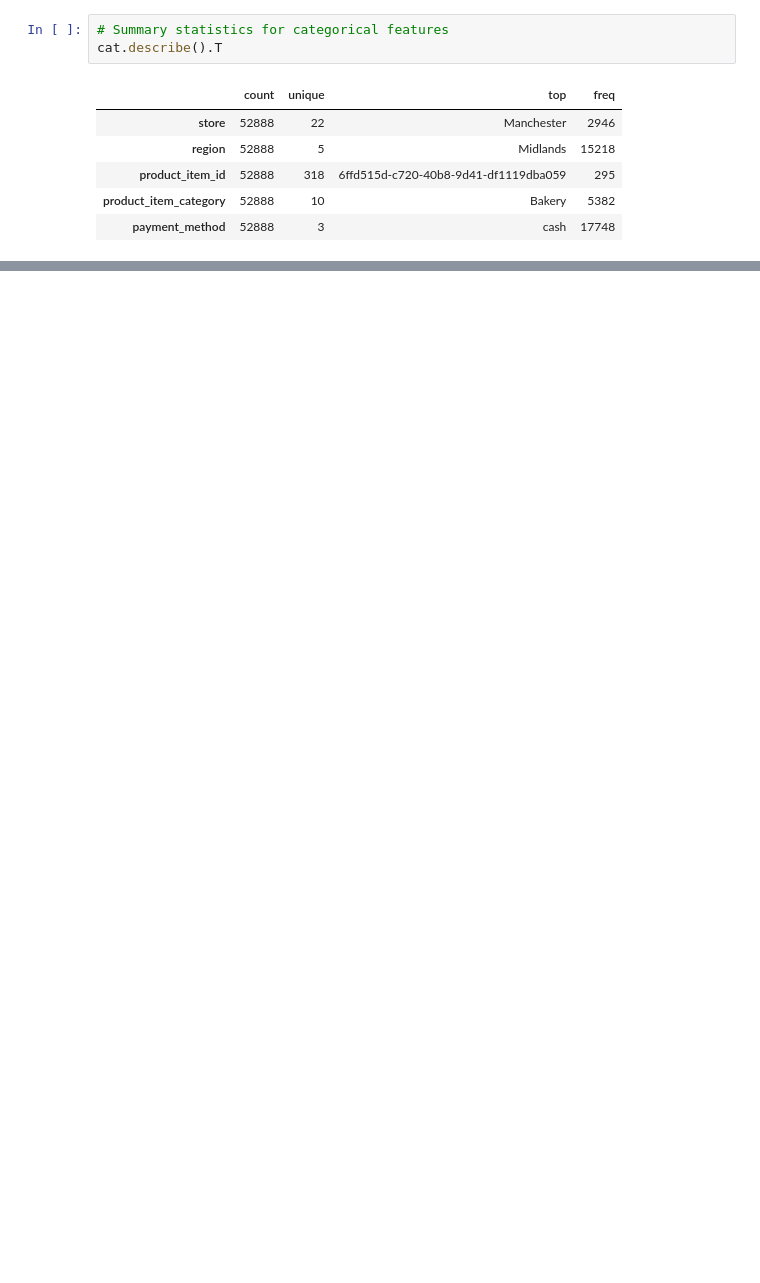
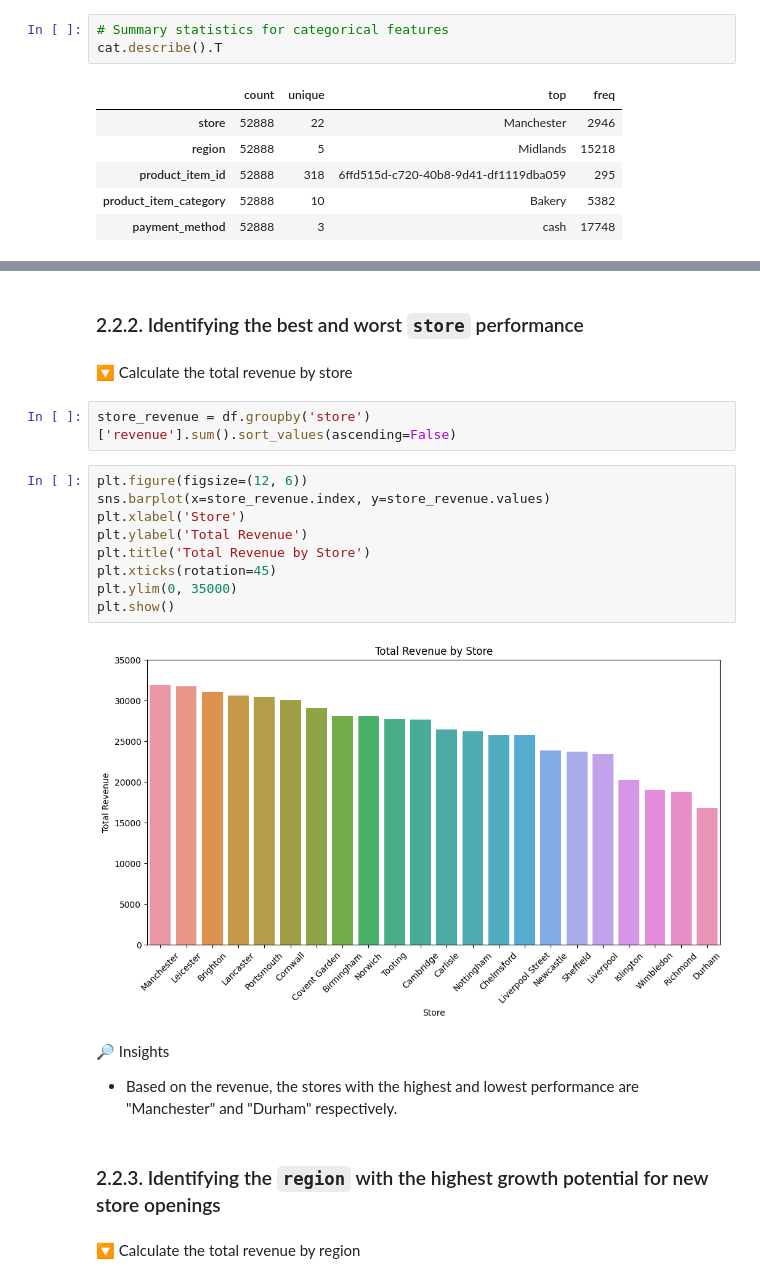
Before and after one commit to sabirinID/KPMG-Technology-Virtual-Experience-Program, a Jupyter notebook: Notebooks/kpmg_tech.ipynb, the cells around one changed output, grey strips where cells are left out. Saved outputs shown, nothing was run; the diff lists cells and outputs as text; blank space fills up the shorter version.

```diff
--- a/Notebooks/kpmg_tech.ipynb
+++ b/Notebooks/kpmg_tech.ipynb
@@ -349,0 +399,24 @@ cat.describe().T
+# %% [markdown]
+### 2.2.2. Identifying the best and worst `store` performance
+# %% [markdown]
+🔽 Calculate the total revenue by store
+# %%
+store_revenue = df.groupby('store')['revenue'].sum().sort_values(ascending=False)
+# %%
+plt.figure(figsize=(12, 6))
+sns.barplot(x=store_revenue.index, y=store_revenue.values)
+plt.xlabel('Store')
+plt.ylabel('Total Revenue')
+plt.title('Total Revenue by Store')
+plt.xticks(rotation=45)
+plt.ylim(0, 35000)
+plt.show()
+# %% [output]
+[figure, added]
+# %% [markdown]
+🔎 Insights
+- Based on the revenue, the stores with the highest and lowest performance are "Manchester" and "Durham" respectively.
+# %% [markdown]
+### 2.2.3. Identifying the `region` with the highest growth potential for new store openings
+# %% [markdown]
+🔽 Calculate the total revenue by region
```
Also changed, not shown: parts of 34 cells of this notebook.
